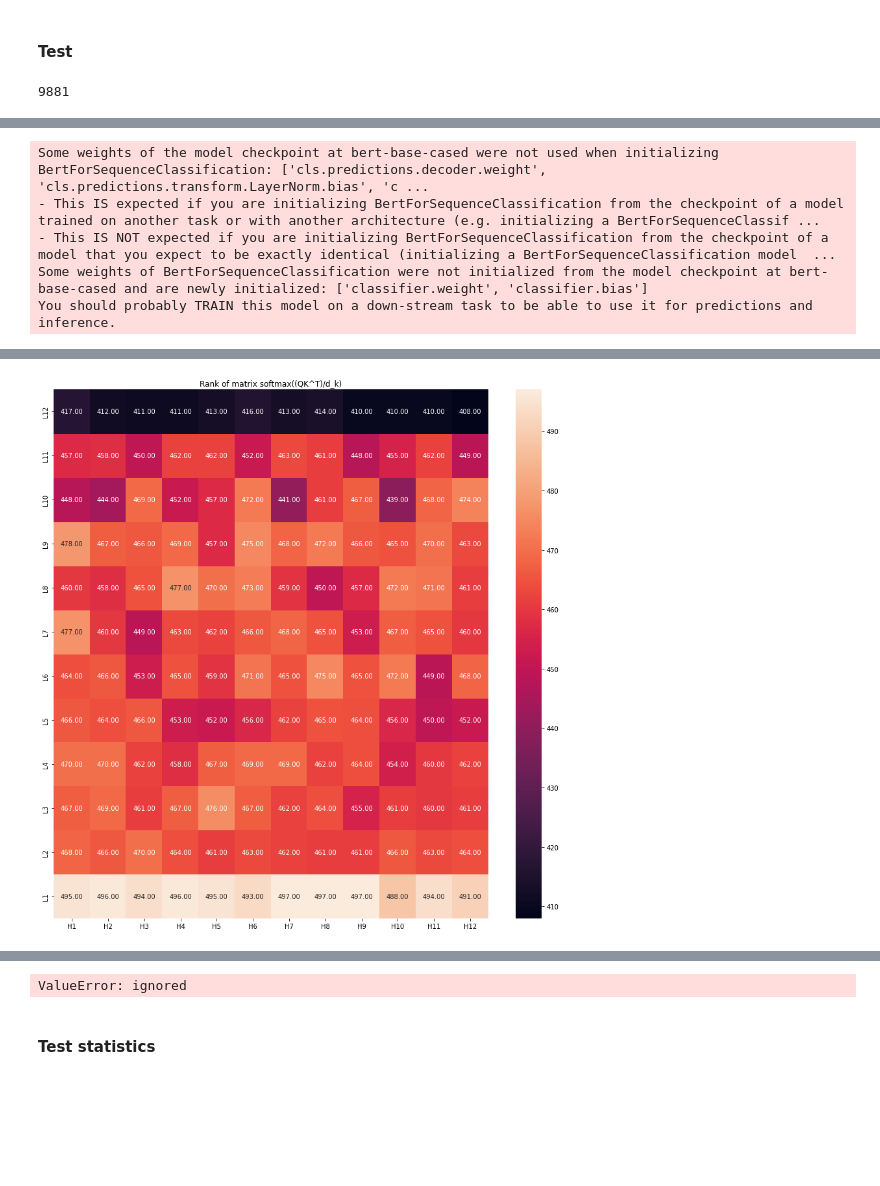
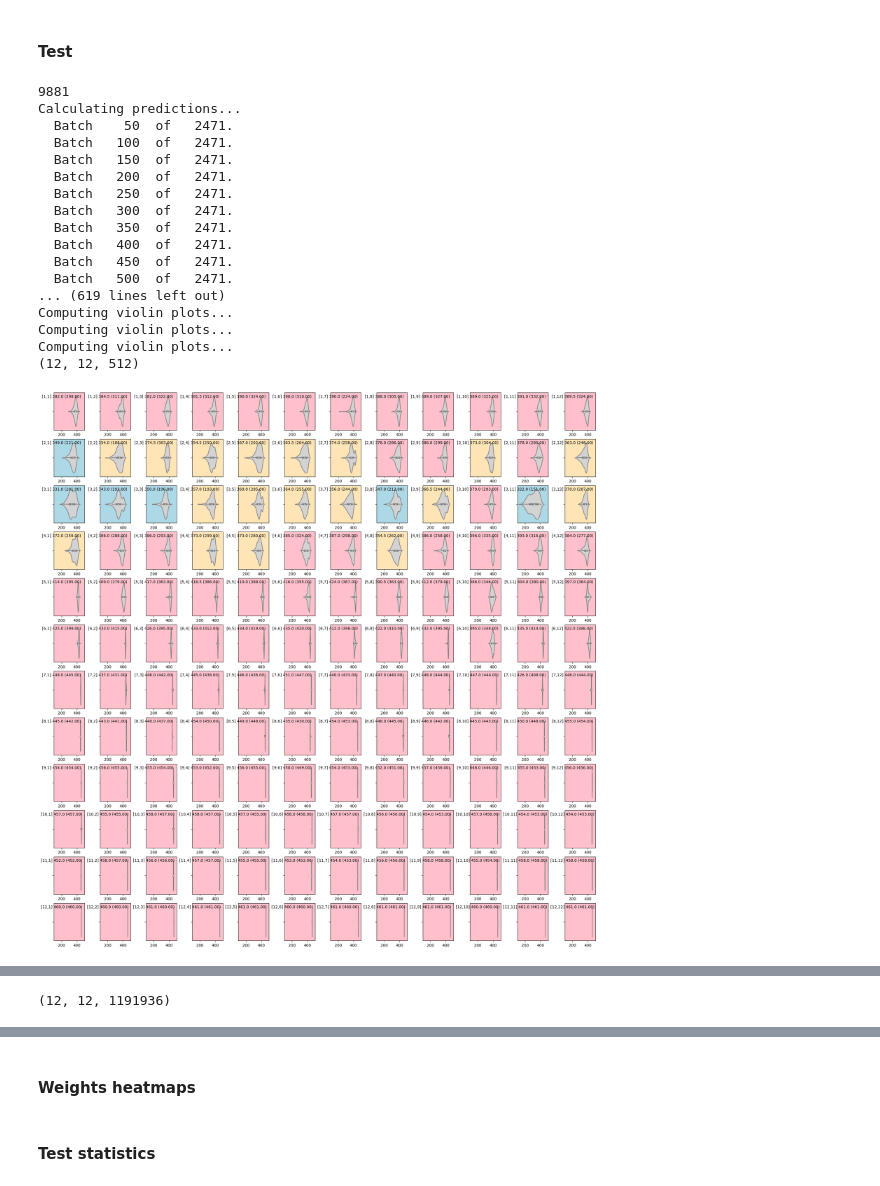
Before and after one commit to Giorgia3/BERT-based-SARSCoV2-variant-identification, a Jupyter notebook: esperimento_journal.ipynb, the cells around one changed output, grey strips where cells are left out. Saved outputs shown, nothing was run; the diff lists cells and outputs as text; code cells hidden in the pictures; blank space fills up the shorter version.

```diff
--- a/esperimento_journal.ipynb
+++ b/esperimento_journal.ipynb
@@ -2536,0 +2573,23 @@ print(tabulate(df, headers=df.columns, showindex=False, stralign='right', floatf
+# %%
+def find_min_n_elem_sum_greater_thresh(arr, threshold):
+    # We could get rid of worse case O(n^2) behavior that basically never happens
+    # by selecting the median here deterministically, but in practice, the constant
+    # factor on the algorithm will be much worse.
+    len_arr = list(range(len(arr)))
+    p = random.choice(len_arr)
+    left_arr = arr[:p]
+    right_arr = arr[p+1:]
+    # assume p is in neither left_arr nor right_arr
+    right_sum = sum(right_arr)
+    if right_sum + arr[p] >= threshold:
+        if right_sum < threshold:
+            # solved it, p forms the cut off
+            return len(right_arr) + 1
+        # took too much, at least we eliminated left_arr and p
+        return find_min_n_elem_sum_greater_thresh(right_arr, threshold)
+    else:
+        # didn't take enough yet, include all elements from and eliminate right_arr and p
+        return len(right_arr) + 1 + find_min_n_elem_sum_greater_thresh(left_arr, threshold - right_sum - arr[p])
+
+def compute_size_of_metastable_state_k(mat, threshold):
+    return np.mean([find_min_n_elem_sum_greater_thresh(row, threshold) for row in mat])
@@ -3474,7 +3606,7 @@ if do_test:
                 num_workers = 0
         )
 
-        if config_dict['TASK_TYPE']=='eigenvalues_analysis' or config_dict['TASK_TYPE']=='singularvalues_ratio_analysis' or config_dict['TASK_TYPE']=='distance_cones_analysis' or config_dict['TASK_TYPE']=='layer_output_analysis':
+        if config_dict['TASK_TYPE']=='eigenvalues_analysis' or config_dict['TASK_TYPE']=='violin_plots' or config_dict['TASK_TYPE']=='singularvalues_ratio_analysis' or config_dict['TASK_TYPE']=='distance_cones_analysis' or config_dict['TASK_TYPE']=='layer_output_analysis':
             selected_layer_head_list = config_dict['SELECTED_LAYER_HEAD_LIST']
             selected_class = config_dict['SELECTED_CLASS']
         else:
@@ -3492,40 +3624,57 @@ if do_test:
             model_base.cuda()
 
             model_finetuned = model
 
             print("\n------- Base model -------")
-            supervisedBertClassifierTest(
-                model_base,
-                test_dataloader,
-                log_fp,
-                config_dict['THETA'],
-                selected_layer_head_list=selected_layer_head_list,
-                selected_class=selected_class,
-                dir_path=math_interpret_dir,
-                title="covid_embeddings_base_model"
-                )
+            # supervisedBertClassifierTest(
+            #     model_base,
+            #     test_dataloader,
+            #     log_fp,
+            #     config_dict['THETA'],
+            #     selected_layer_head_list=selected_layer_head_list,
+            #     selected_class=selected_class,
+            #     dir_path=math_interpret_dir,
+            #     title="covid_embeddings_base_model"
+            #     )
 
             print("\n------- Fine-tuned model -------")
             supervisedBertClassifierTest(
                 model_finetuned,
                 test_dataloader,
                 log_fp,
                 config_dict['THETA'],
                 selected_layer_head_list=selected_layer_head_list,
                 selected_class=selected_class,
                 dir_path=math_interpret_dir,
                 title="covid_embeddings_finetuned_model"
                 )
         else:
             final_data_test, test_accuracies, attentions, timings = supervisedBertClassifierTest(
                 model,
                 test_dataloader,
                 log_fp,
                 config_dict['THETA'],
                 selected_layer_head_list=selected_layer_head_list,
                 selected_class=selected_class,
                 dir_path=math_interpret_dir
                 )
         # show_attention_plots(attentions)
 # %% [output]
 9881
+Calculating predictions...
+  Batch    50  of   2471.
+  Batch   100  of   2471.
+  Batch   150  of   2471.
+  Batch   200  of   2471.
+  Batch   250  of   2471.
+  Batch   300  of   2471.
+  Batch   350  of   2471.
+  Batch   400  of   2471.
+  Batch   450  of   2471.
+  Batch   500  of   2471.
+... (619 lines left out)
+Computing violin plots...
+Computing violin plots...
+Computing violin plots...
+(12, 12, 512)
+[figure, new version]
@@ -3532,5 +3682 @@ if do_test:
-Some weights of the model checkpoint at bert-base-cased were not used when initializing BertForSequenceClassification: ['cls.predictions.decoder.weight', 'cls.predictions.transform.LayerNorm.bias', 'c ...
-- This IS expected if you are initializing BertForSequenceClassification from the checkpoint of a model trained on another task or with another architecture (e.g. initializing a BertForSequenceClassif ...
-- This IS NOT expected if you are initializing BertForSequenceClassification from the checkpoint of a model that you expect to be exactly identical (initializing a BertForSequenceClassification model  ...
-Some weights of BertForSequenceClassification were not initialized from the model checkpoint at bert-base-cased and are newly initialized: ['classifier.weight', 'classifier.bias']
-You should probably TRAIN this model on a down-stream task to be able to use it for predictions and inference.
+(12, 12, 1191936)
@@ -3554 +3685,0 @@ Calculating predictions...
-[figure, old version]
@@ -3621,4 +3686,3 @@ Rank of each layer output Y
-ValueError: ignored
 # %%
 if do_test and config_dict['TASK_TYPE']=='simple_test':
     mean_syn = np.sum(timings) / len(timings)
@@ -3648,3 +3712,5 @@ if do_test or config_dict['TASK_TYPE']=='simple_test' or config_dict['TASK_TYPE'
     else:
         # save output data on file for furure computation:
         pickle.dump(final_data_test, open(final_data_test_file, 'wb'))
+# %% [markdown]
+#### Weights heatmaps
```
Also changed, not shown: parts of 21 cells of this notebook.
